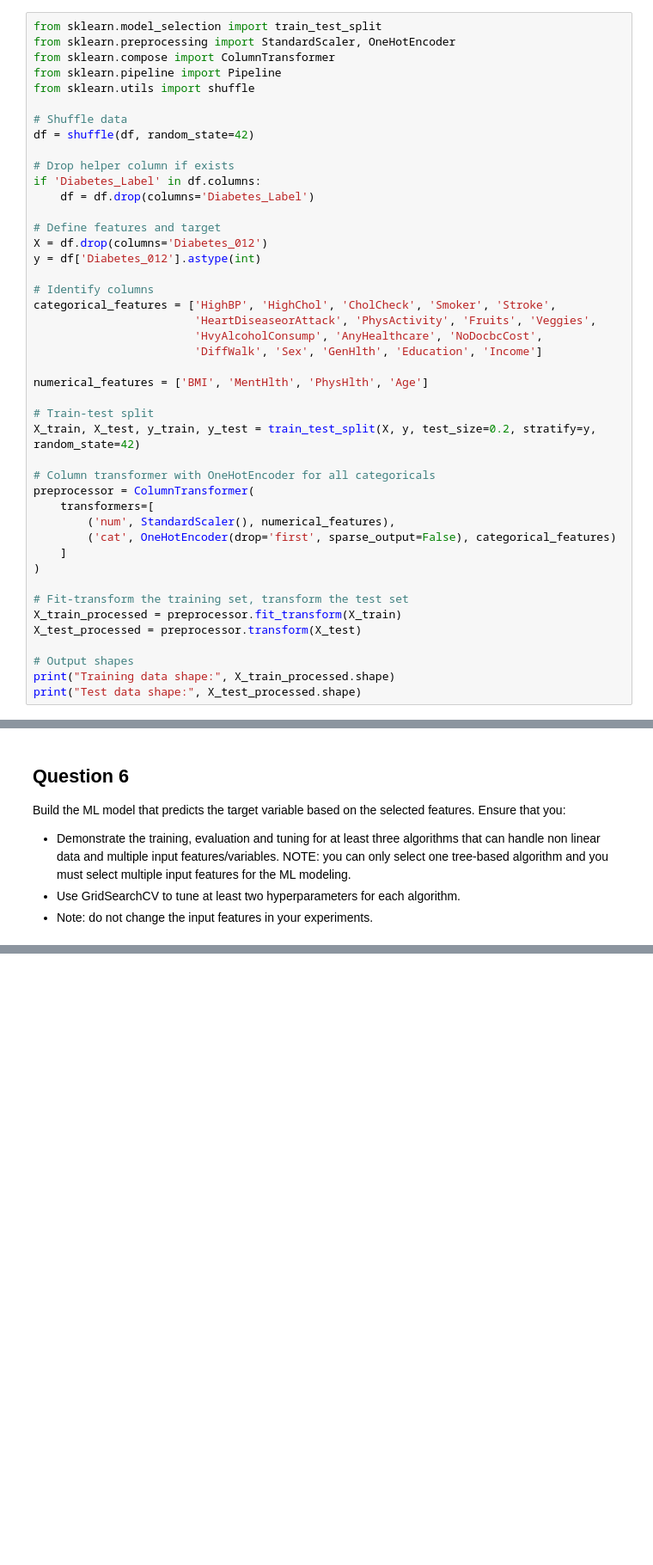
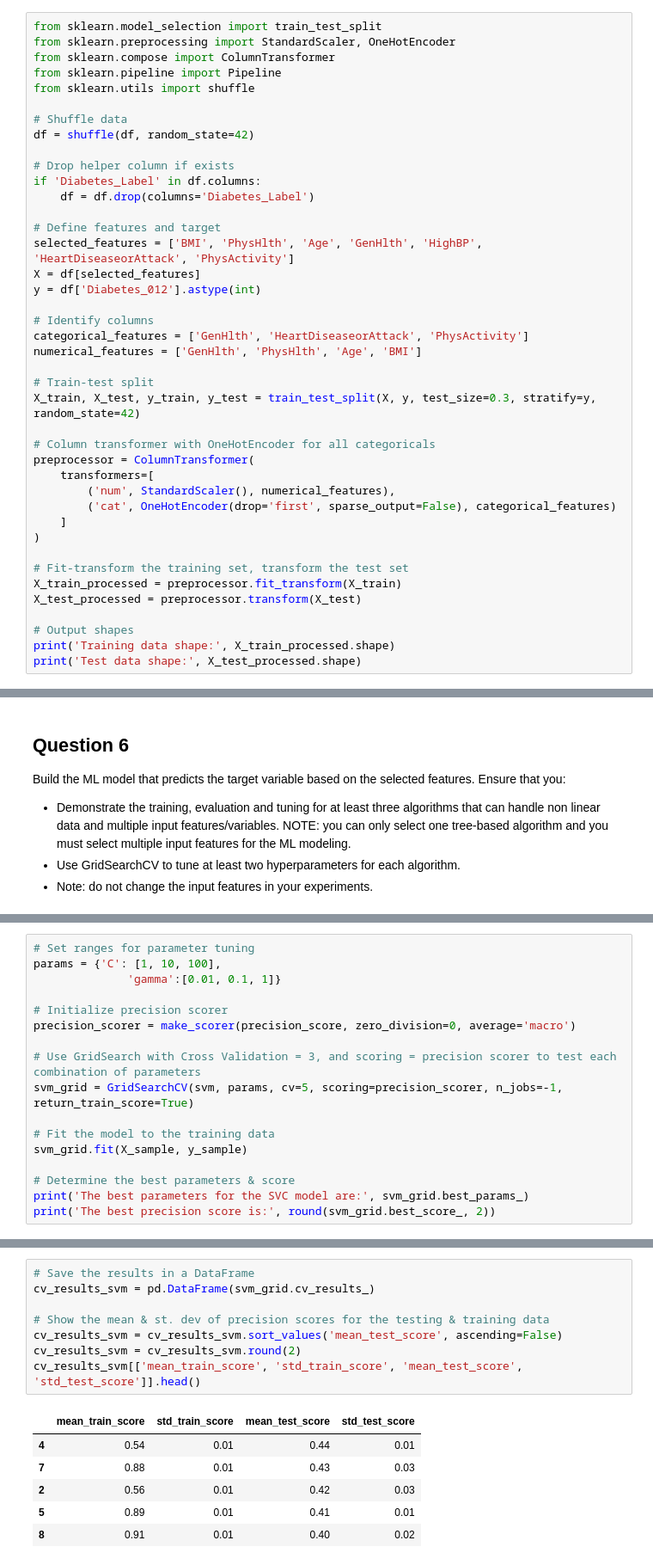
Before and after one commit to jttw1953/ds_practicum_3, a Jupyter notebook: DS_Practicum_3.ipynb, the cells around one changed output, grey strips where cells are left out. Shown at 86% size. Drawn from its saved outputs; the diff is of its cells as text; blank space fills up the shorter version.

```diff
--- a/DS_Practicum_3.ipynb
+++ b/DS_Practicum_3.ipynb
@@ -264,19 +727,16 @@ if 'Diabetes_Label' in df.columns:
     df = df.drop(columns='Diabetes_Label')
 
 # Define features and target
-X = df.drop(columns='Diabetes_012')
+selected_features = ['BMI', 'PhysHlth', 'Age', 'GenHlth', 'HighBP', 'HeartDiseaseorAttack', 'PhysActivity']
+X = df[selected_features]
 y = df['Diabetes_012'].astype(int)
 
 # Identify columns
-categorical_features = ['HighBP', 'HighChol', 'CholCheck', 'Smoker', 'Stroke',
-                        'HeartDiseaseorAttack', 'PhysActivity', 'Fruits', 'Veggies',
-                        'HvyAlcoholConsump', 'AnyHealthcare', 'NoDocbcCost',
-                        'DiffWalk', 'Sex', 'GenHlth', 'Education', 'Income']
-
-numerical_features = ['BMI', 'MentHlth', 'PhysHlth', 'Age']
+categorical_features = ['GenHlth', 'HeartDiseaseorAttack', 'PhysActivity']
+numerical_features = ['GenHlth', 'PhysHlth', 'Age', 'BMI']
 
 # Train-test split
-X_train, X_test, y_train, y_test = train_test_split(X, y, test_size=0.2, stratify=y, random_state=42)
+X_train, X_test, y_train, y_test = train_test_split(X, y, test_size=0.3, stratify=y, random_state=42)
 
 # Column transformer with OneHotEncoder for all categoricals
 preprocessor = ColumnTransformer(
@@ -291,6 +751,6 @@ X_train_processed = preprocessor.fit_transform(X_train)
 X_test_processed = preprocessor.transform(X_test)
 
 # Output shapes
-print("Training data shape:", X_train_processed.shape)
-print("Test data shape:", X_test_processed.shape)
+print('Training data shape:', X_train_processed.shape)
+print('Test data shape:', X_test_processed.shape)
 # %% [output]
@@ -305,0 +797,17 @@ Build the ML model that predicts the target variable based on the selected featu
+# %%
+# Set ranges for parameter tuning
+params = {'C': [1, 10, 100],
+              'gamma':[0.01, 0.1, 1]}
+
+# Initialize precision scorer
+precision_scorer = make_scorer(precision_score, zero_division=0, average='macro')
+
+# Use GridSearch with Cross Validation = 3, and scoring = precision scorer to test each combination of parameters
+svm_grid = GridSearchCV(svm, params, cv=5, scoring=precision_scorer, n_jobs=-1, return_train_score=True)
+
+# Fit the model to the training data
+svm_grid.fit(X_sample, y_sample)
+
+# Determine the best parameters & score
+print('The best parameters for the SVC model are:', svm_grid.best_params_)
+print('The best precision score is:', round(svm_grid.best_score_, 2))
@@ -305,0 +817,15 @@ Build the ML model that predicts the target variable based on the selected featu
+# %%
+# Save the results in a DataFrame
+cv_results_svm = pd.DataFrame(svm_grid.cv_results_)
+
+# Show the mean & st. dev of precision scores for the testing & training data
+cv_results_svm = cv_results_svm.sort_values('mean_test_score', ascending=False)
+cv_results_svm = cv_results_svm.round(2)
+cv_results_svm[['mean_train_score', 'std_train_score', 'mean_test_score', 'std_test_score']].head()
+# %% [output]
+|  | mean_train_score | std_train_score | mean_test_score | std_test_score |
+| 4 | 0.54 | 0.01 | 0.44 | 0.01 |
+| 7 | 0.88 | 0.01 | 0.43 | 0.03 |
+| 2 | 0.56 | 0.01 | 0.42 | 0.03 |
+| 5 | 0.89 | 0.01 | 0.41 | 0.01 |
+| 8 | 0.91 | 0.01 | 0.40 | 0.02 |
```
Also changed, not shown: parts of 50 cells of this notebook.
